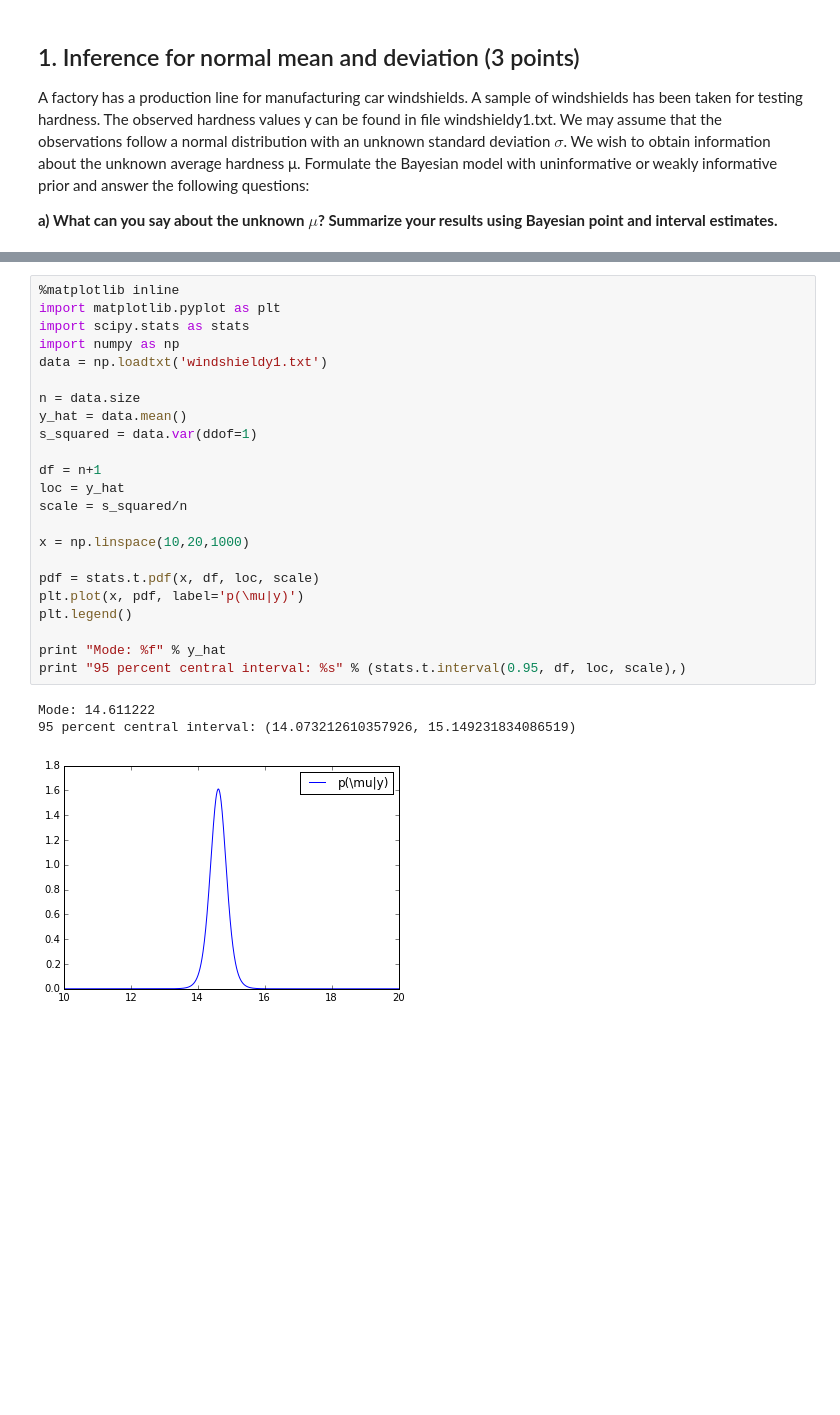
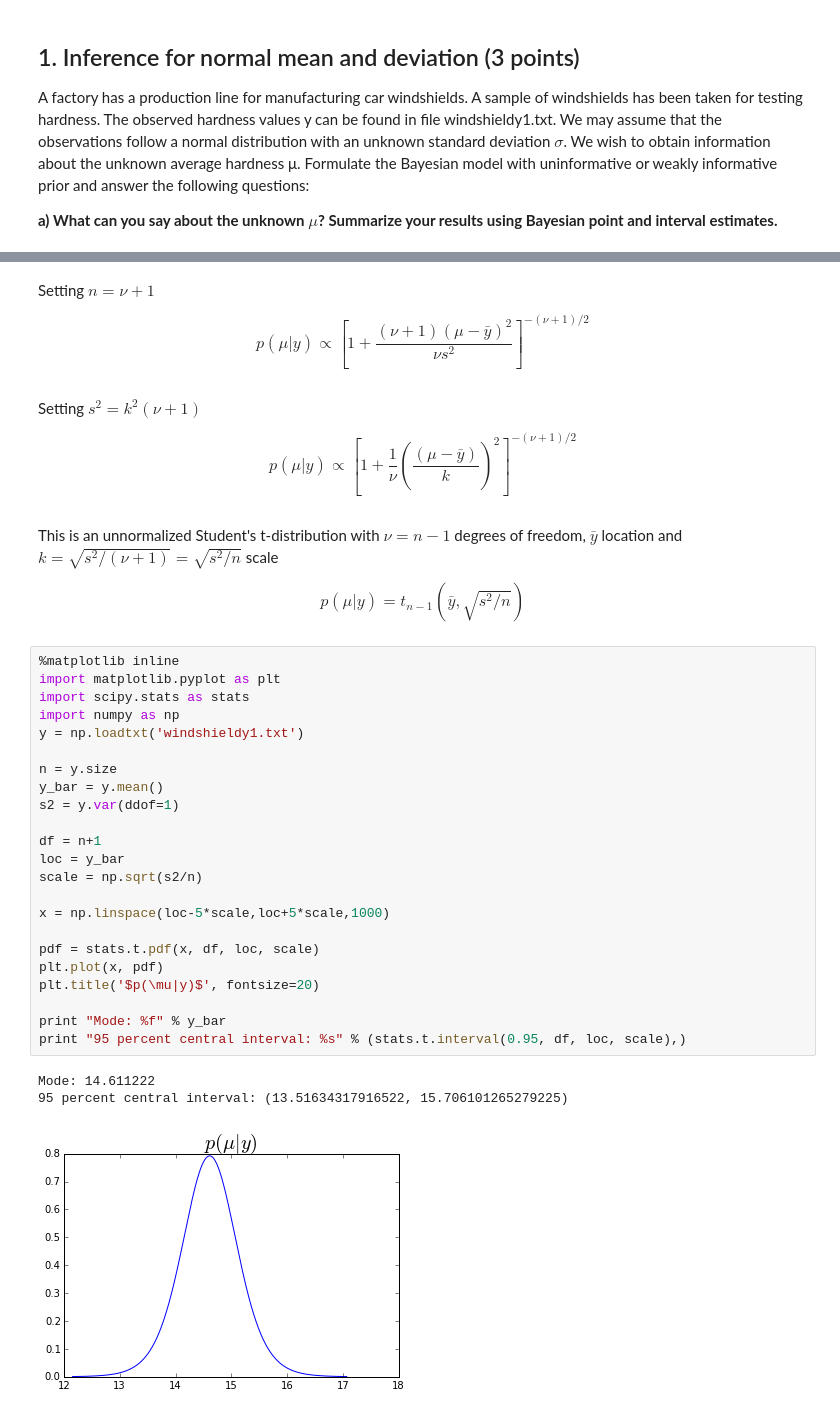
Before and after one commit to rasmusbergpalm/bayes, a Jupyter notebook: ex2/ex2.ipynb, the cells around one changed output, grey strips where cells are left out. Saved outputs shown, nothing was run; the diff lists cells and outputs as text; blank space fills up the shorter version.

```diff
--- a/ex2/ex2.ipynb
+++ b/ex2/ex2.ipynb
@@ -126,27 +114,39 @@ $$p(\mu|y) = t_{n-1}(\bar{y}, s^2/n) $$
+# %% [markdown]
+Setting $n=\nu+1$
+
+$$p(\mu|y) \propto \left[1+\frac{(\nu+1)(\mu-\bar{y})^2}{\nu s^2}\right]^{-(\nu+1)/2} $$
+# %% [markdown]
+Setting $s^2=k^2(\nu+1)$
+
+$$p(\mu|y) \propto \left[1+\frac{1}{\nu }\left(\frac{(\mu-\bar{y})}{k}\right)^2\right]^{-(\nu+1)/2} $$
+# %% [markdown]
+This is an unnormalized Student's t-distribution with $\nu = n-1$ degrees of freedom, $\bar{y}$ location and $k = \sqrt{s^2/(\nu+1)} = \sqrt{s^2/n}$  scale
+
+$$p(\mu|y) = t_{n-1}(\bar{y}, \sqrt{s^2/n}) $$
 # %%
 %matplotlib inline
 import matplotlib.pyplot as plt
 import scipy.stats as stats
 import numpy as np
-data = np.loadtxt('windshieldy1.txt')
+y = np.loadtxt('windshieldy1.txt')
 
-n = data.size
-y_hat = data.mean()
-s_squared = data.var(ddof=1)
+n = y.size
+y_bar = y.mean()
+s2 = y.var(ddof=1)
 
 df = n+1
-loc = y_hat
-scale = s_squared/n
+loc = y_bar
+scale = np.sqrt(s2/n)
 
-x = np.linspace(10,20,1000)
+x = np.linspace(loc-5*scale,loc+5*scale,1000)
 
 pdf = stats.t.pdf(x, df, loc, scale)
-plt.plot(x, pdf, label='p(\mu|y)')
-plt.legend()
+plt.plot(x, pdf)
+plt.title('$p(\mu|y)$', fontsize=20)
 
-print "Mode: %f" % y_hat
+print "Mode: %f" % y_bar
 print "95 percent central interval: %s" % (stats.t.interval(0.95, df, loc, scale),)
 # %% [output]
 Mode: 14.611222
-95 percent central interval: (14.073212610357926, 15.149231834086519)
+95 percent central interval: (13.51634317916522, 15.706101265279225)
-[figure, old version]
+[figure, new version]
```
Also changed, not shown: parts of 60 cells of this notebook.
